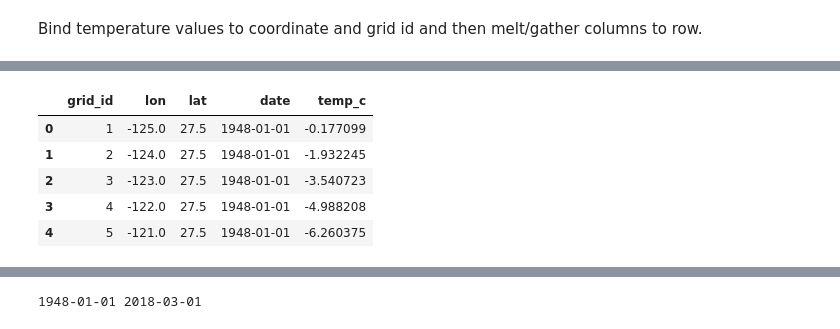
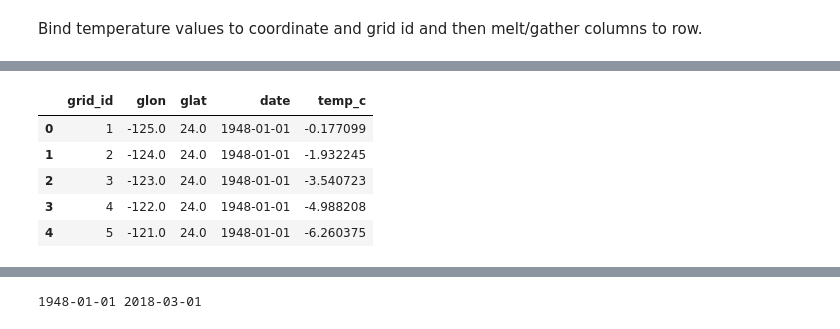
Before and after one commit to RyanGan/fire_predictor, a Jupyter notebook: py_scripts/monthly_air_temp.ipynb, the cells around one changed output, grey strips where cells are left out. Saved outputs shown, nothing was run; the diff lists cells and outputs as text; code cells hidden in the pictures.

```diff
--- a/py_scripts/monthly_air_temp.ipynb
+++ b/py_scripts/monthly_air_temp.ipynb
@@ -225,0 +230,6 @@ Creating data frame of us temp and coordinates using pandas. I'm going to create
+# %%
+# create grid id array
+grid_id = np.arange(1, 1535,1)
+grid_id_array = np.reshape(grid_id, (26,59))
+# %%
+grid_id_flat = grid_id_array.flatten()
@@ -226,6 +244,6 @@ Creating data frame of us temp and coordinates using pandas. I'm going to create
 # %%
-# create grid id 1 to 230 and save as type string
-grid_id = pd.DataFrame(data = np.arange(1, 1266, 1).T).astype('str')
+# create grid id 1 to 1534 and save as type string
+grid_id = pd.DataFrame(grid_id_flat).astype('str')
 grid_id.columns = ['grid_id']
 # head and tail
 print(grid_id.head(), grid_id.tail())
@@ -247,7 +265,7 @@ Binding/concatenating grid id variable with lon and lat coordinates.
 # create grid dataframe from coordinate array
 grid_df = pd.DataFrame(data = us_grid)
 # name columns
-grid_df.columns = ['lon', 'lat']
+grid_df.columns = ['glon', 'glat']
 # concat dataframes
 grid_df = pd.concat([grid_id, grid_df], axis=1)
 # view first rows
@@ -311,14 +329,14 @@ temp_wide_df.head()
 5 rows × 846 columns
 # %%
 # wide to long
-temp_long_df = pd.melt(temp_wide_df, id_vars = ['grid_id', 'lon', 'lat'],
+temp_long_df = pd.melt(temp_wide_df, id_vars = ['grid_id', 'glon', 'glat'],
                       var_name = "date", value_name = "temp_c")
 # view head of final row-wise dataset
 temp_long_df.head()
 # %% [output]
-|  | grid_id | lon | lat | date | temp_c |
-| 0 | 1 | -125.0 | 27.5 | 1948-01-01 | -0.177099 |
-| 1 | 2 | -124.0 | 27.5 | 1948-01-01 | -1.932245 |
-| 2 | 3 | -123.0 | 27.5 | 1948-01-01 | -3.540723 |
-| 3 | 4 | -122.0 | 27.5 | 1948-01-01 | -4.988208 |
-| 4 | 5 | -121.0 | 27.5 | 1948-01-01 | -6.260375 |
+|  | grid_id | glon | glat | date | temp_c |
+| 0 | 1 | -125.0 | 24.0 | 1948-01-01 | -0.177099 |
+| 1 | 2 | -124.0 | 24.0 | 1948-01-01 | -1.932245 |
+| 2 | 3 | -123.0 | 24.0 | 1948-01-01 | -3.540723 |
+| 3 | 4 | -122.0 | 24.0 | 1948-01-01 | -4.988208 |
+| 4 | 5 | -121.0 | 24.0 | 1948-01-01 | -6.260375 |
```
Also changed, not shown: parts of 29 cells of this notebook, 3 other files.
